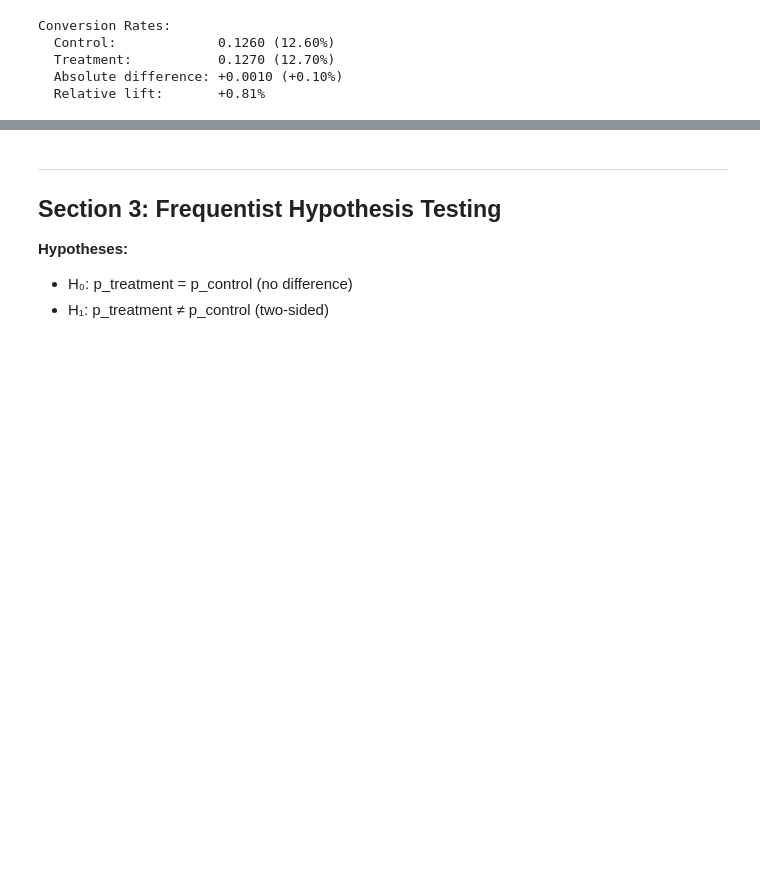
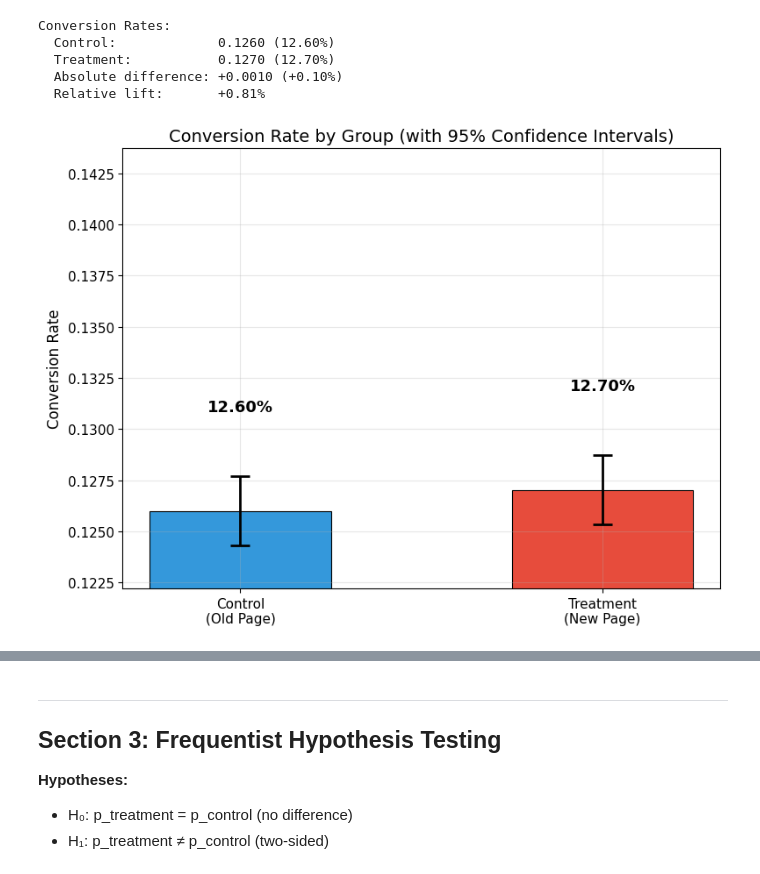
Before and after one commit to VarunLautkar/ecommerce-ab-test-analysis, a Jupyter notebook: ab_test_analysis.ipynb, the cells around one changed output, grey strips where cells are left out. Drawn from its saved outputs; the diff is of its cells as text; code cells hidden in the pictures; blank space fills up the shorter version.

```diff
--- a/ab_test_analysis.ipynb
+++ b/ab_test_analysis.ipynb
@@ -166,34 +163,36 @@ def wilson_ci(successes, n, confidence=0.95):
     margin = z * np.sqrt((p_hat * (1 - p_hat) + z**2 / (4 * n)) / n) / denom
     return (center - margin, center + margin)
 
 rates = [cr_control, cr_treatment]
 groups_labels = ["Control\n(Old Page)", "Treatment\n(New Page)"]
 ci_control = wilson_ci(control["converted"].sum(), len(control))
 ci_treatment = wilson_ci(treatment["converted"].sum(), len(treatment))
 ci_tops = [ci_control[1], ci_treatment[1]]
 
 errors = [
     [rates[0] - ci_control[0], rates[1] - ci_treatment[0]],
     [ci_control[1] - rates[0], ci_treatment[1] - rates[1]],
 ]
 
 fig, ax = plt.subplots(figsize=(8, 6))
 bars = ax.bar(groups_labels, rates, color=[COLORS["control"], COLORS["treatment"]],
               width=0.5, edgecolor="black", linewidth=0.8)
 ax.errorbar(groups_labels, rates, yerr=errors, fmt="none", color="black",
             capsize=8, capthick=2, linewidth=2)
 ax.set_ylabel("Conversion Rate")
 ax.set_title("Conversion Rate by Group (with 95% Confidence Intervals)")
 
-y_label_offset = 0.0012
+y_label_offset = 0.003  # fixed gap above error bar cap
 for bar, rate, ci_top in zip(bars, rates, ci_tops):
     ax.text(bar.get_x() + bar.get_width() / 2, ci_top + y_label_offset,
             f"{rate:.2%}", ha="center", va="bottom", fontweight="bold", fontsize=13)
 
 ax.set_ylim(bottom=min(rates) * 0.97, top=max(ci_tops) + y_label_offset * 5)
 plt.tight_layout()
 fig.savefig(FIGURES_DIR / "conversion_rates_ci.png", dpi=150)
 plt.show()
+# %% [output]
+[figure, added]
 # %%
 # Conversion over time (novelty effect check)
 fig, ax = plt.subplots(figsize=(12, 5))
```
Also changed, not shown: parts of 5 cells of this notebook, 6 other files.
